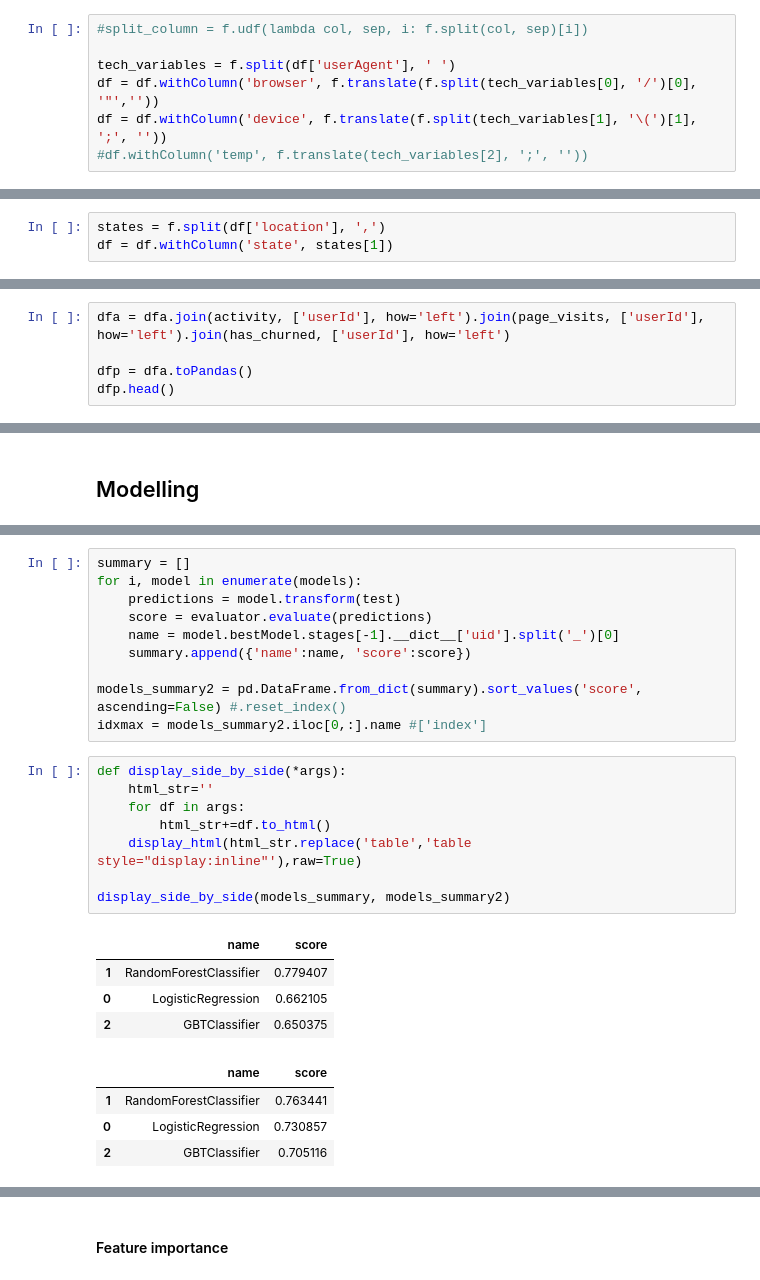
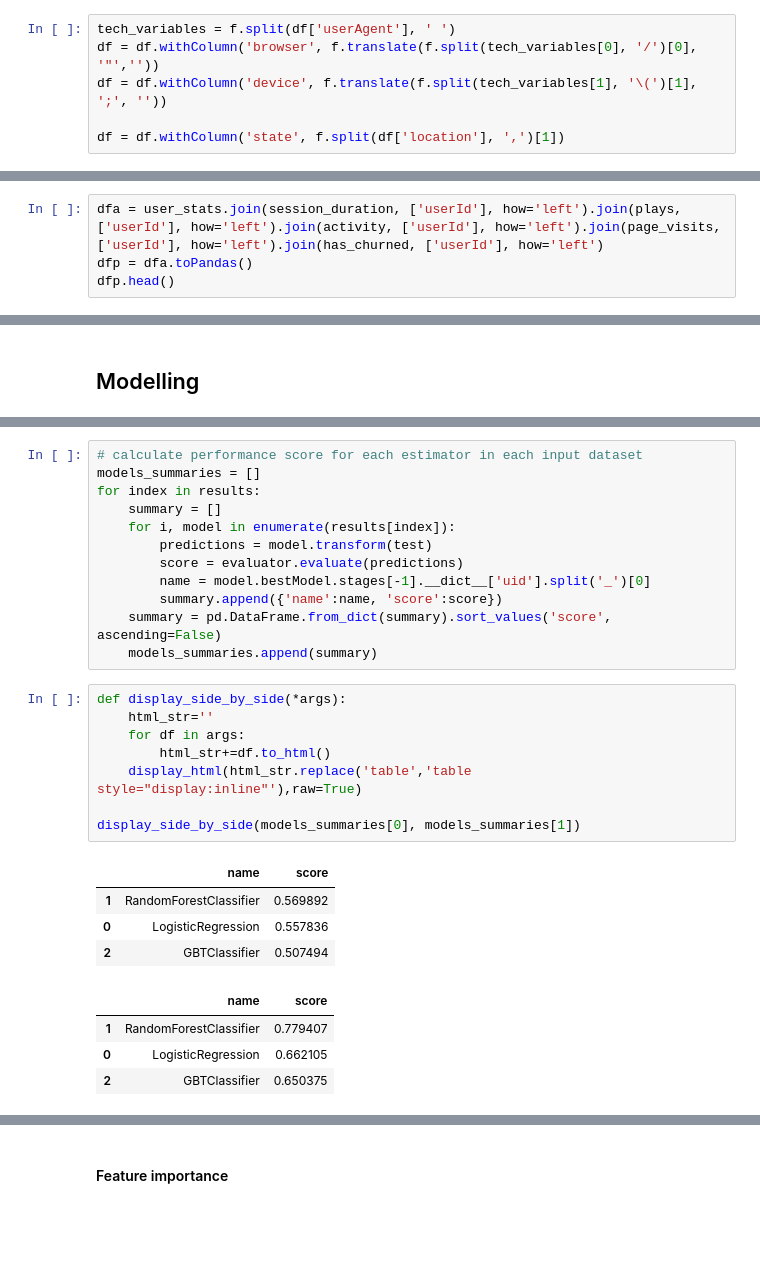
Before and after one commit to nils-R/udacity_datascience_nanodegree, a Jupyter notebook: term2/project_files/Capstone/Sparkify.ipynb, the cells around one changed output, grey strips where cells are left out. Saved outputs shown, nothing was run; the diff lists cells and outputs as text; blank space fills up the shorter version.

```diff
--- a/term2/project_files/Capstone/Sparkify.ipynb
+++ b/term2/project_files/Capstone/Sparkify.ipynb
@@ -114,7 +114,6 @@ df.count()
 # %%
-#split_column = f.udf(lambda col, sep, i: f.split(col, sep)[i])
-
 tech_variables = f.split(df['userAgent'], ' ')
 df = df.withColumn('browser', f.translate(f.split(tech_variables[0], '/')[0], '"',''))
 df = df.withColumn('device', f.translate(f.split(tech_variables[1], '\(')[1], ';', ''))
-#df.withColumn('temp', f.translate(tech_variables[2], ';', ''))
+
+df = df.withColumn('state', f.split(df['location'], ',')[1])
@@ -123,5 +120,2 @@ df = df.withColumn('device', f.translate(f.split(tech_variables[1], '\(')[1], ';
-# %%
-states = f.split(df['location'], ',')
-df = df.withColumn('state', states[1])
 # %% [markdown]
 #### Add churn variable
@@ -227,6 +196,5 @@ dfa = user_stats.join(session_duration, ['userId'], how='left').join(plays, ['us
 # %%
-dfa = dfa.join(activity, ['userId'], how='left').join(page_visits, ['userId'], how='left').join(has_churned, ['userId'], how='left')
-
+dfa = user_stats.join(session_duration, ['userId'], how='left').join(plays, ['userId'], how='left').join(activity, ['userId'], how='left').join(page_visits, ['userId'], how='left').join(has_churned, ['userId'], how='left')
 dfp = dfa.toPandas()
 dfp.head()
 # %% [output]
@@ -339,27 +325,29 @@ for model in model_candidates:
 # %%
-summary = []
-for i, model in enumerate(models):
-    predictions = model.transform(test)
-    score = evaluator.evaluate(predictions)
-    name = model.bestModel.stages[-1].__dict__['uid'].split('_')[0]
-    summary.append({'name':name, 'score':score})
-
-models_summary2 = pd.DataFrame.from_dict(summary).sort_values('score', ascending=False) #.reset_index()
-idxmax = models_summary2.iloc[0,:].name #['index']
+# calculate performance score for each estimator in each input dataset
+models_summaries = []
+for index in results:
+    summary = []
+    for i, model in enumerate(results[index]):
+        predictions = model.transform(test)
+        score = evaluator.evaluate(predictions)
+        name = model.bestModel.stages[-1].__dict__['uid'].split('_')[0]
+        summary.append({'name':name, 'score':score})
+    summary = pd.DataFrame.from_dict(summary).sort_values('score', ascending=False)
+    models_summaries.append(summary)
 # %%
 def display_side_by_side(*args):
     html_str=''
     for df in args:
         html_str+=df.to_html()
     display_html(html_str.replace('table','table style="display:inline"'),raw=True)
 
-display_side_by_side(models_summary, models_summary2)
+display_side_by_side(models_summaries[0], models_summaries[1])
 # %% [output]
 |  | name | score |
-| 1 | RandomForestClassifier | 0.779407 |
-| 0 | LogisticRegression | 0.662105 |
-| 2 | GBTClassifier | 0.650375 |
+| 1 | RandomForestClassifier | 0.569892 |
+| 0 | LogisticRegression | 0.557836 |
+| 2 | GBTClassifier | 0.507494 |
 |  | name | score |
-| 1 | RandomForestClassifier | 0.763441 |
-| 0 | LogisticRegression | 0.730857 |
-| 2 | GBTClassifier | 0.705116 |
+| 1 | RandomForestClassifier | 0.779407 |
+| 0 | LogisticRegression | 0.662105 |
+| 2 | GBTClassifier | 0.650375 |
```
Also changed, not shown: parts of 44 cells of this notebook, 1 other file.
